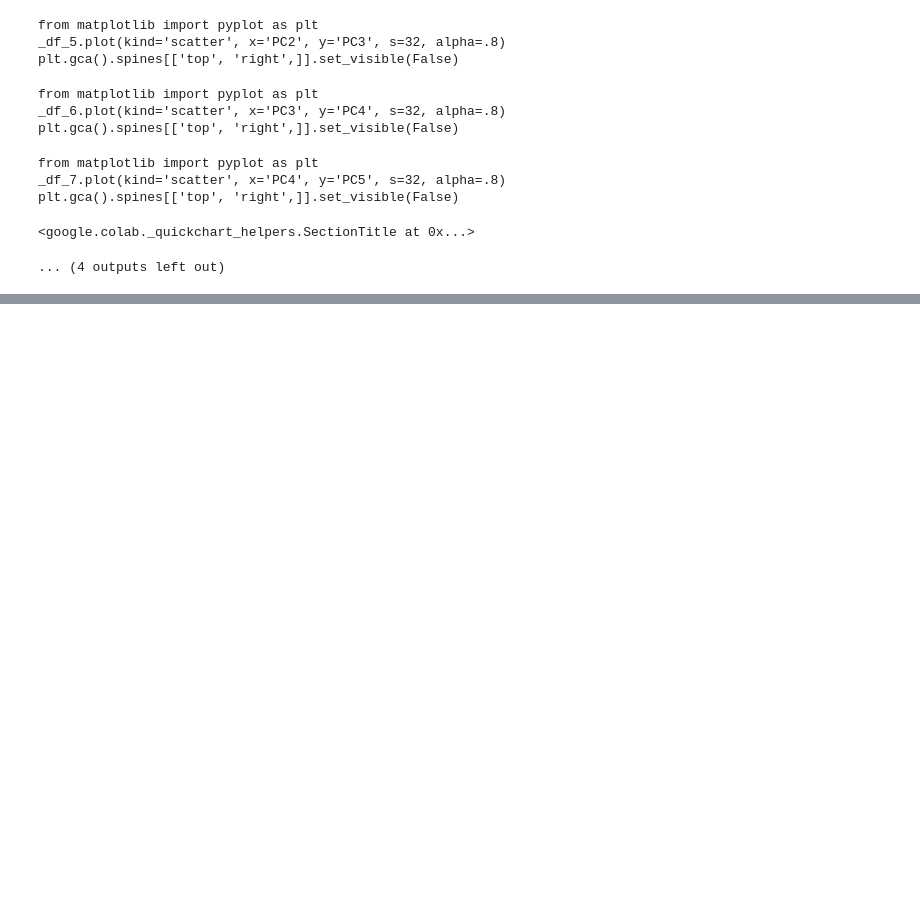
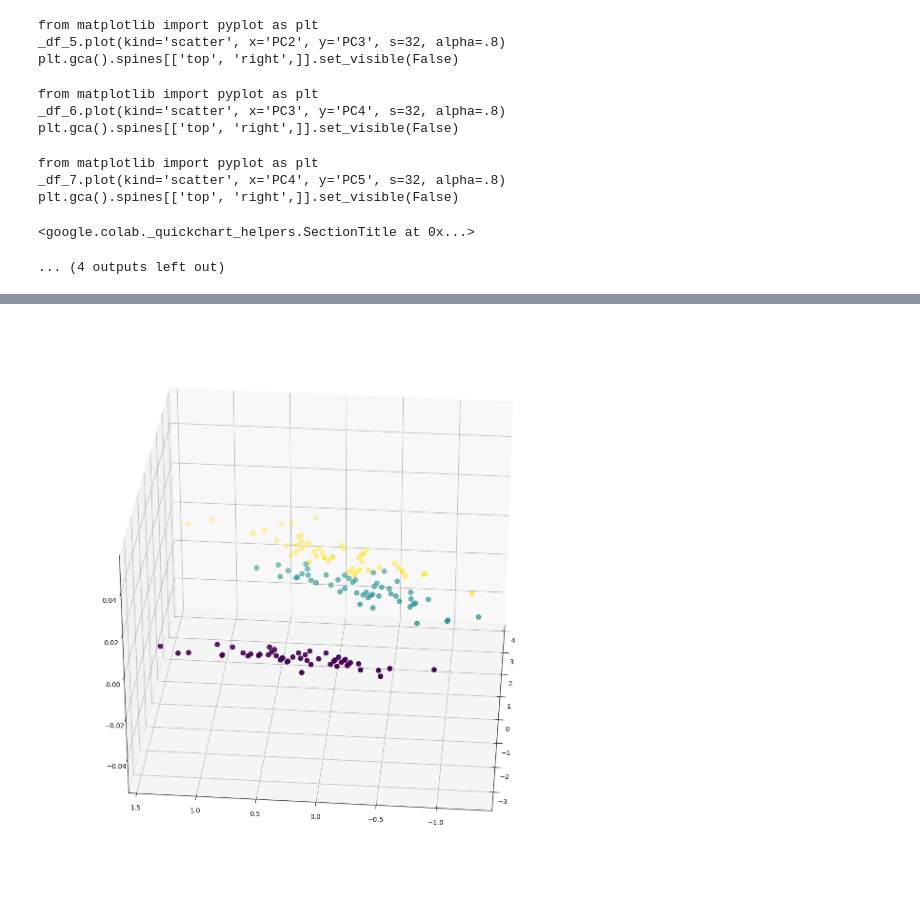
Before and after one commit to Neersha/Machine-learning, a Jupyter notebook: Monazite_Machine_Learning_python2.ipynb, the cells around one changed output, grey strips where cells are left out. Drawn from its saved outputs; the diff is of its cells as text; code cells hidden in the pictures; blank space fills up the shorter version.

```diff
--- a/Monazite_Machine_Learning_python2.ipynb
+++ b/Monazite_Machine_Learning_python2.ipynb
@@ -142,0 +331,9 @@ fig.show()
+# %%
+from mpl_toolkits.mplot3d import Axes3D
+fig=plt.figure(figsize=(19,15))
+ax=fig.add_subplot(111,projection='3d')
+ax.scatter(x[:,0],x[:,1],c=iris.target,s=50)
+ax.view_init(30,185)
+plt.show()
+# %% [output]
+[figure, added]
```
Also changed, not shown: parts of 19 cells of this notebook.
